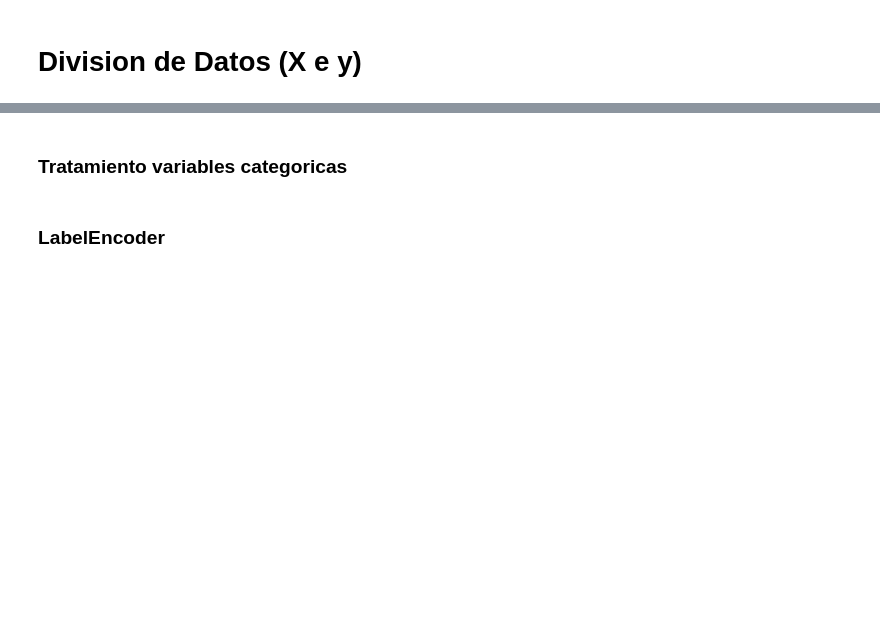
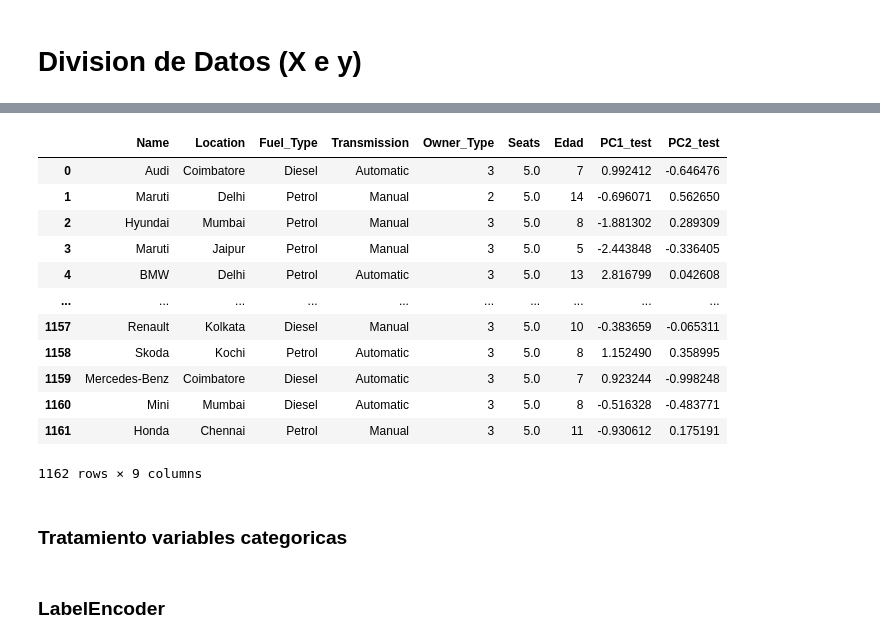
Before and after one commit to LMXCC79/Proyecto-ML-TheBridge, a Jupyter notebook: src/notebooks/prueba_modelos_ML.ipynb, the cells around one changed output, grey strips where cells are left out. Cells and saved outputs as stored; diff of their text form; code cells hidden in the pictures; blank space fills up the shorter version.

```diff
--- a/src/notebooks/prueba_modelos_ML.ipynb
+++ b/src/notebooks/prueba_modelos_ML.ipynb
@@ -82,3 +142,36 @@ y = df_model['New_Price']
+# %%
+# Aplicar PCA al conjunto de prueba
+test_data = X_test[var_ss]
+pca_test = PCA(n_components=2)
+test_data_pca = pca_test.fit_transform(test_data)
+
+# Crear un nuevo DataFrame con los componentes principales del conjunto de prueba
+columns_pca_test = [f"PC{i+1}_test" for i in range(pca_test.n_components_)]
+df_test_pca = pd.DataFrame(test_data_pca, columns=columns_pca_test)
+
+X_test_reset = X_test.reset_index(drop=True)
+# Concatenar los componentes principales con el DataFrame de prueba original
+X_test_PCA = pd.concat([X_test_reset, df_test_pca], axis=1)
+
+# Eliminar las variables originales después de la concatenación
+X_test_PCA = X_test_PCA.drop(var_ss, axis=1)
+
+# Imprimir el DataFrame combinado para prueba
+X_test_PCA
+# %% [output]
+|  | Name | Location | Fuel_Type | Transmission | Owner_Type | Seats | Edad | PC1_test | PC2_test |
+| 0 | Audi | Coimbatore | Diesel | Automatic | 3 | 5.0 | 7 | 0.992412 | -0.646476 |
+| 1 | Maruti | Delhi | Petrol | Manual | 2 | 5.0 | 14 | -0.696071 | 0.562650 |
+| 2 | Hyundai | Mumbai | Petrol | Manual | 3 | 5.0 | 8 | -1.881302 | 0.289309 |
+| 3 | Maruti | Jaipur | Petrol | Manual | 3 | 5.0 | 5 | -2.443848 | -0.336405 |
+| 4 | BMW | Delhi | Petrol | Automatic | 3 | 5.0 | 13 | 2.816799 | 0.042608 |
+| ... | ... | ... | ... | ... | ... | ... | ... | ... | ... |
+| 1157 | Renault | Kolkata | Diesel | Manual | 3 | 5.0 | 10 | -0.383659 | -0.065311 |
+| 1158 | Skoda | Kochi | Petrol | Automatic | 3 | 5.0 | 8 | 1.152490 | 0.358995 |
+| 1159 | Mercedes-Benz | Coimbatore | Diesel | Automatic | 3 | 5.0 | 7 | 0.923244 | -0.998248 |
+| 1160 | Mini | Mumbai | Diesel | Automatic | 3 | 5.0 | 8 | -0.516328 | -0.483771 |
+| 1161 | Honda | Chennai | Petrol | Manual | 3 | 5.0 | 11 | -0.930612 | 0.175191 |
+1162 rows × 9 columns
 # %% [markdown]
 ### Tratamiento variables categoricas
 # %% [markdown]
```
Also changed, not shown: parts of 34 cells of this notebook, 6 other files.
